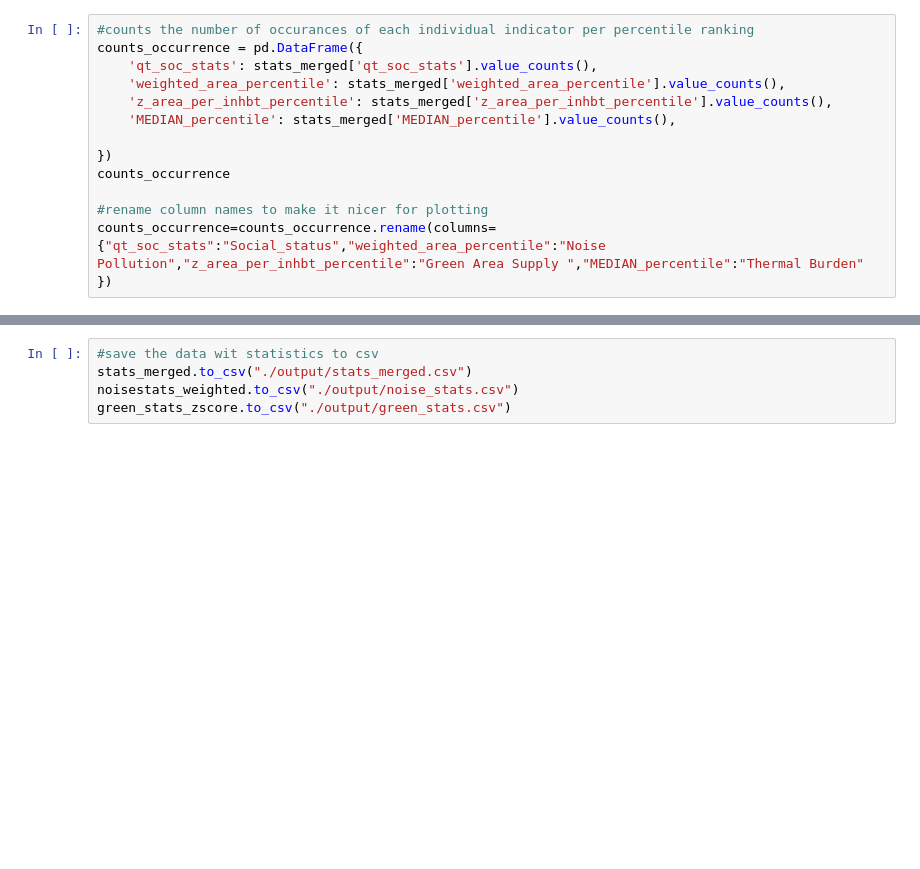
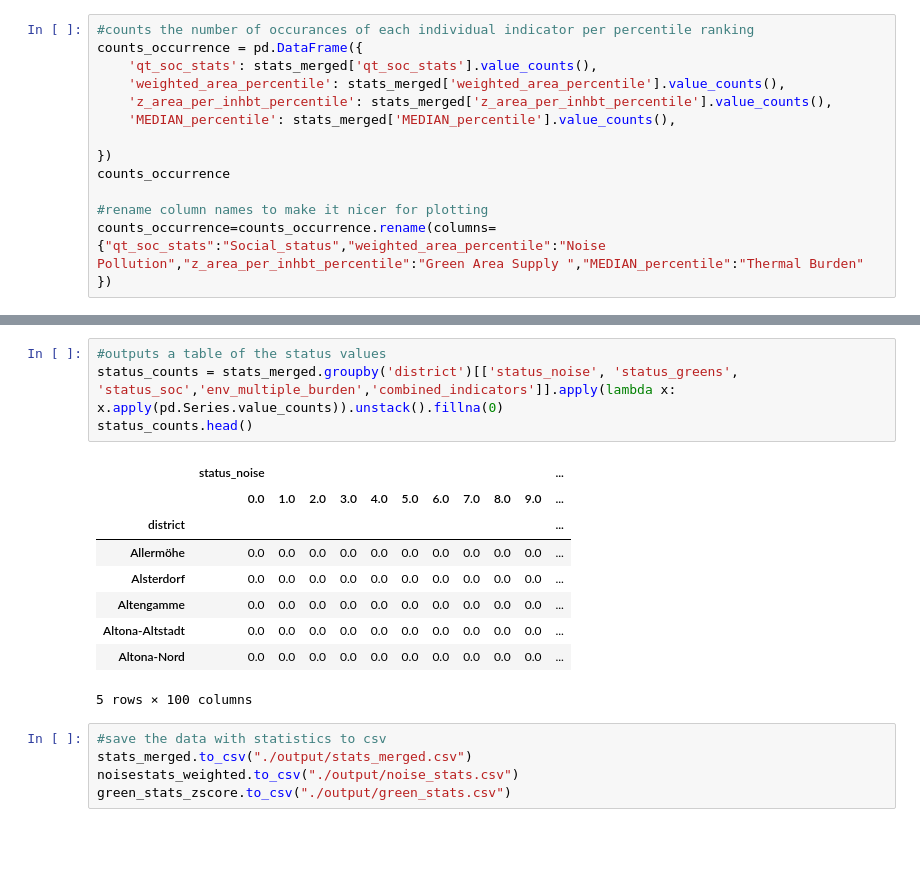
Before and after one commit to CharlotteGIS/egm722_project, a Jupyter notebook: my_project.ipynb, the cells around one changed output, grey strips where cells are left out. Saved outputs shown, nothing was run; the diff lists cells and outputs as text; blank space fills up the shorter version.

```diff
--- a/my_project.ipynb
+++ b/my_project.ipynb
@@ -487,5 +657,19 @@ corr
+# %%
+#outputs a table of the status values
+status_counts = stats_merged.groupby('district')[['status_noise', 'status_greens', 'status_soc','env_multiple_burden','combined_indicators']].apply(lambda x: x.apply(pd.Series.value_counts)).unstack().fillna(0)
+status_counts.head()
+# %% [output]
+|  | status_noise |  |  |  |  |  |  |  |  |  | ... |
+|  | 0.0 | 1.0 | 2.0 | 3.0 | 4.0 | 5.0 | 6.0 | 7.0 | 8.0 | 9.0 | ... |
+| district |  |  |  |  |  |  |  |  |  |  | ... |
+| Allermöhe | 0.0 | 0.0 | 0.0 | 0.0 | 0.0 | 0.0 | 0.0 | 0.0 | 0.0 | 0.0 | ... |
+| Alsterdorf | 0.0 | 0.0 | 0.0 | 0.0 | 0.0 | 0.0 | 0.0 | 0.0 | 0.0 | 0.0 | ... |
+| Altengamme | 0.0 | 0.0 | 0.0 | 0.0 | 0.0 | 0.0 | 0.0 | 0.0 | 0.0 | 0.0 | ... |
+| Altona-Altstadt | 0.0 | 0.0 | 0.0 | 0.0 | 0.0 | 0.0 | 0.0 | 0.0 | 0.0 | 0.0 | ... |
+| Altona-Nord | 0.0 | 0.0 | 0.0 | 0.0 | 0.0 | 0.0 | 0.0 | 0.0 | 0.0 | 0.0 | ... |
+5 rows × 100 columns
 # %%
-#save the data wit statistics to csv
+#save the data with statistics to csv
 stats_merged.to_csv("./output/stats_merged.csv")
 noisestats_weighted.to_csv("./output/noise_stats.csv")
 green_stats_zscore.to_csv("./output/green_stats.csv")
```
Also changed, not shown: parts of 26 cells of this notebook, 12 other files.
